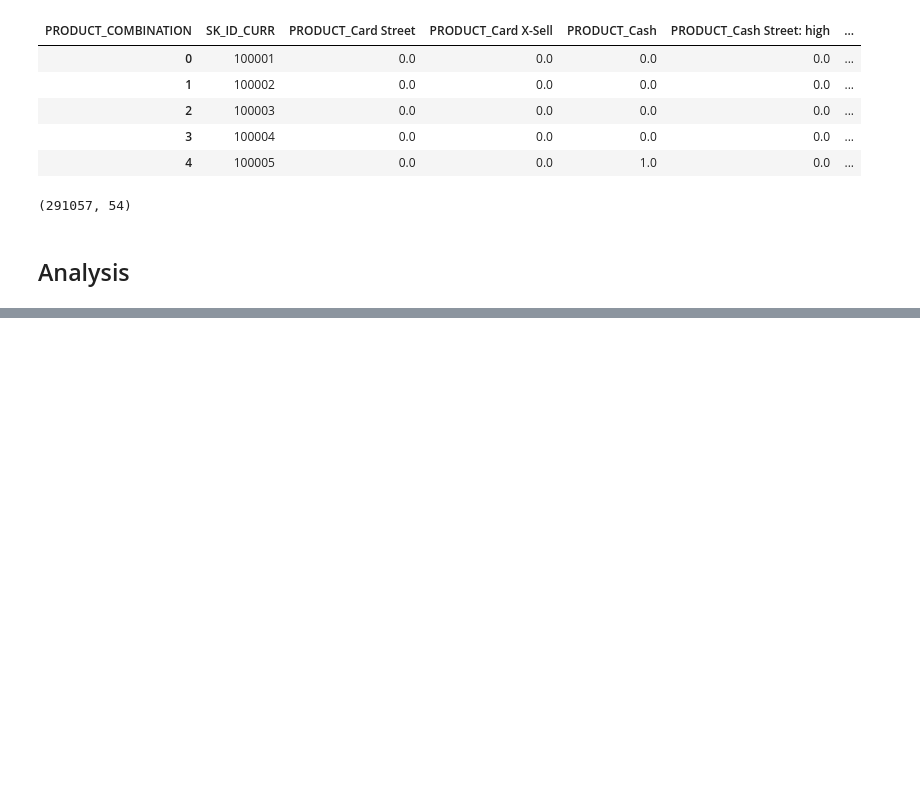
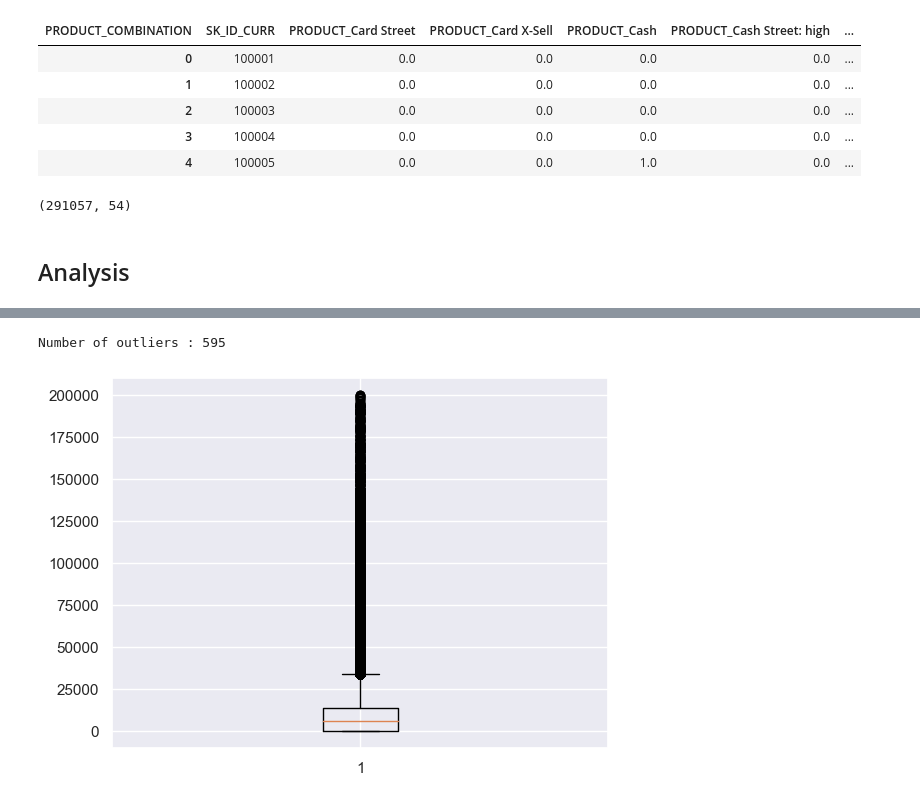
Before and after one commit to seg-fault123/bdm_project, a Jupyter notebook: prev_app.ipynb, the cells around one changed output, grey strips where cells are left out. Cells and saved outputs as stored; diff of their text form; code cells hidden in the pictures; blank space fills up the shorter version.

```diff
--- a/prev_app.ipynb
+++ b/prev_app.ipynb
@@ -269,0 +293,13 @@ numerical_frame.shape, numerical_frame.columns.sort_values()
+# %%
+'''
+this cell adjusts the outlier range, marks outlier records (nans remain unchanged), and also scales the data to year scale.
+'''
+
+plt.boxplot(numerical_frame.loc[numerical_frame['AMT_DOWN_PAYMENT_max']<0.2e6, 'AMT_DOWN_PAYMENT_max']);
+numerical_frame['AMT_DOWN_PAYMENT_max_outlier']=0
+numerical_frame.loc[numerical_frame['AMT_DOWN_PAYMENT_max']>=0.2e6, 'AMT_DOWN_PAYMENT_max_outlier']=1
+good_frame=numerical_frame.loc[numerical_frame['AMT_DOWN_PAYMENT_max_outlier']==0, :]
+print('Number of outliers : %d'%((numerical_frame['AMT_DOWN_PAYMENT_max_outlier']==1).sum()))
+# %% [output]
+Number of outliers : 595
+[figure, added]
```
Also changed, not shown: parts of 60 cells of this notebook.
